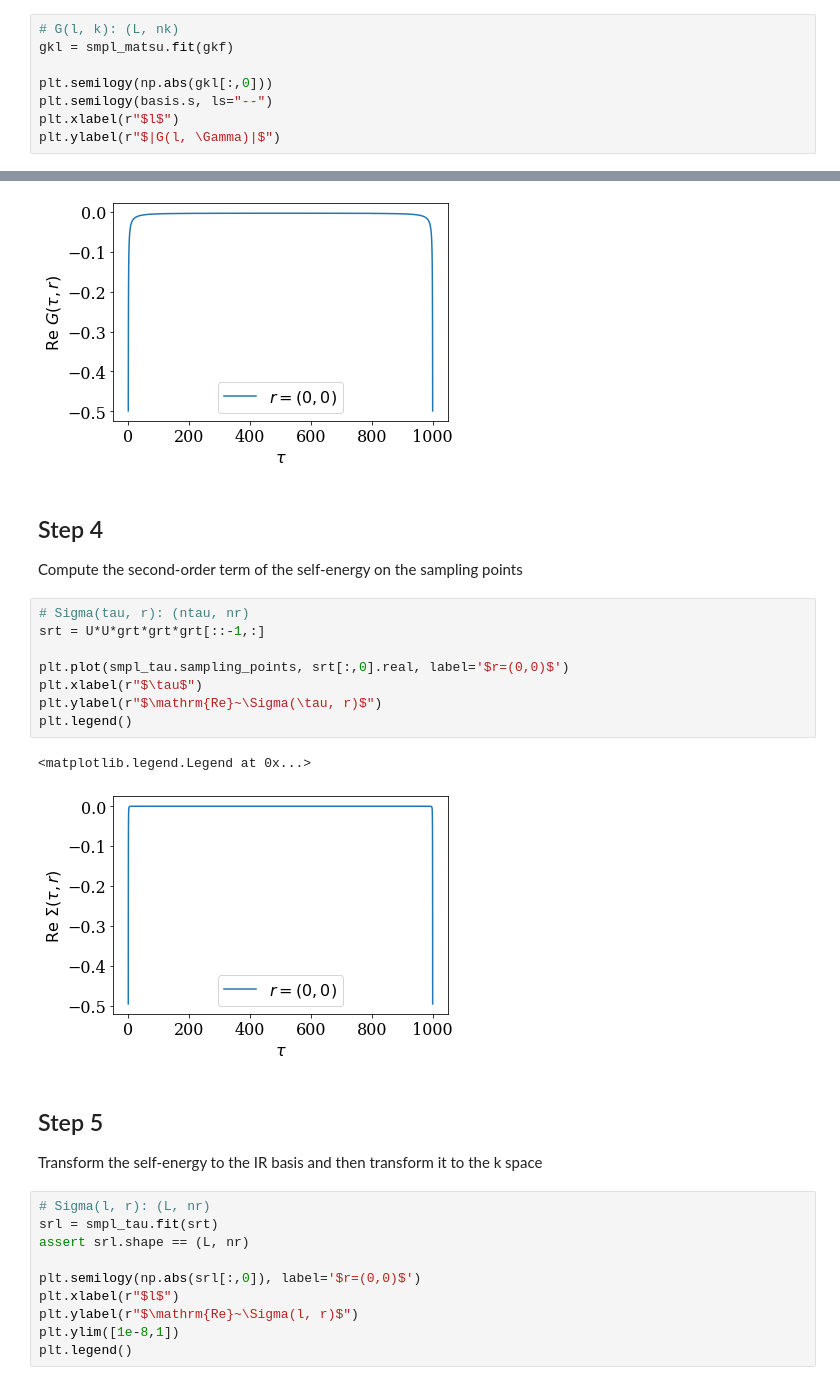
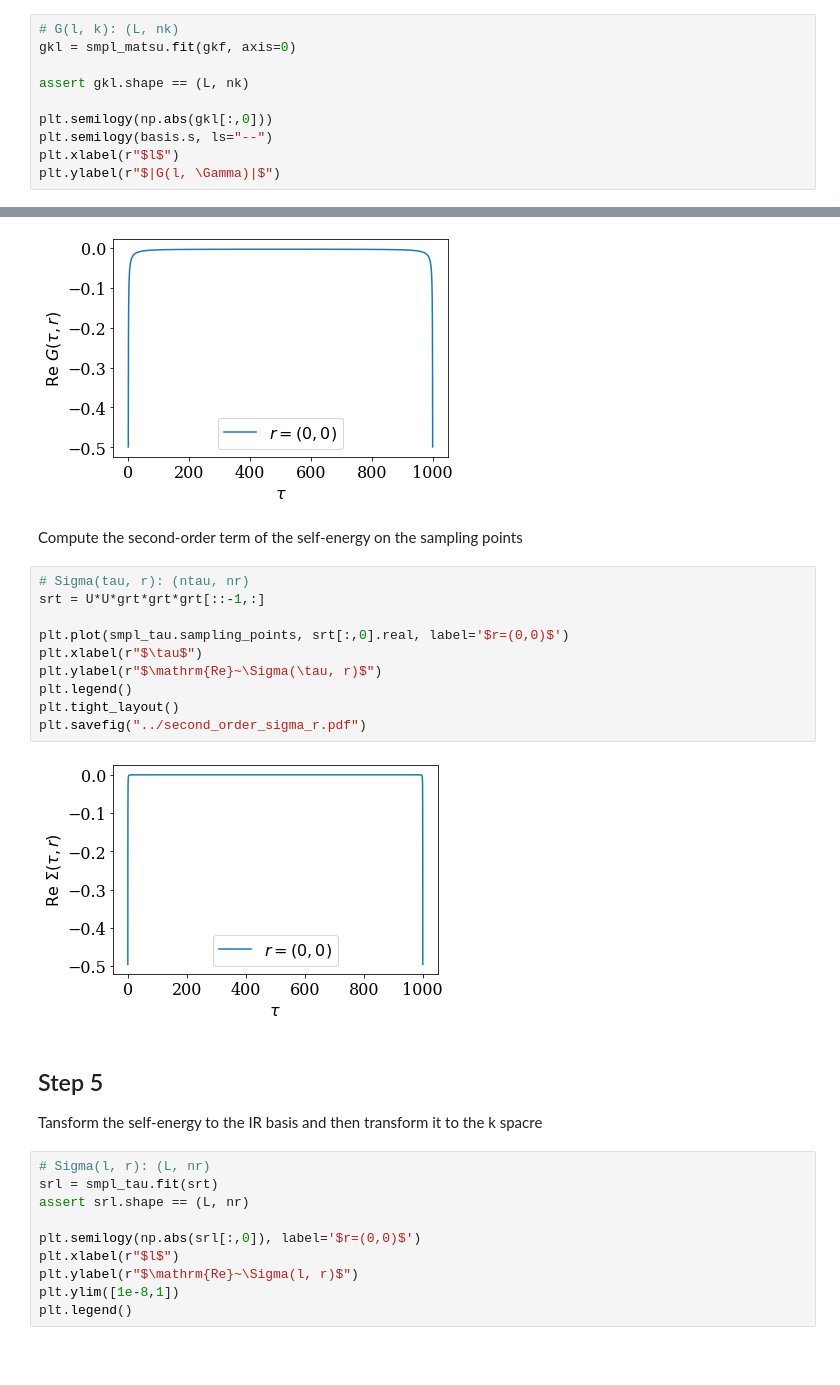
Before and after one commit to shinaoka/numerical_recipes_many_body_physics, a Jupyter notebook: python/section8.ipynb, the cells around one changed output, grey strips where cells are left out. Drawn from its saved outputs; the diff is of its cells as text; blank space fills up the shorter version.

```diff
--- a/python/section8.ipynb
+++ b/python/section8.ipynb
@@ -68,6 +76,8 @@ Text(0, 0.5, '$\\mathrm{Im}~G(\\mathrm{i}\\nu, \\Gamma)$')
 # %%
 # G(l, k): (L, nk)
-gkl = smpl_matsu.fit(gkf)
+gkl = smpl_matsu.fit(gkf, axis=0)
+
+assert gkl.shape == (L, nk)
 
 plt.semilogy(np.abs(gkl[:,0]))
 plt.semilogy(basis.s, ls="--")
@@ -107,22 +119,22 @@ plt.legend()
 <matplotlib.legend.Legend at 0x...>
 [figure]
 # %% [markdown]
-## Step 4
 Compute the second-order term of the self-energy on the sampling points
 # %%
 # Sigma(tau, r): (ntau, nr)
 srt = U*U*grt*grt*grt[::-1,:]
 
 plt.plot(smpl_tau.sampling_points, srt[:,0].real, label='$r=(0,0)$')
 plt.xlabel(r"$\tau$")
 plt.ylabel(r"$\mathrm{Re}~\Sigma(\tau, r)$")
 plt.legend()
+plt.tight_layout()
+plt.savefig("../second_order_sigma_r.pdf")
 # %% [output]
-<matplotlib.legend.Legend at 0x...>
-[figure, old version]
+[figure, new version]
 # %% [markdown]
 ## Step 5
-Transform the self-energy to the IR basis and then transform it to the k space
+Tansform the self-energy to the IR basis and then transform it to the k spacre
 # %%
 # Sigma(l, r): (L, nr)
 srl = smpl_tau.fit(srt)
```
Also changed, not shown: parts of 15 cells of this notebook, 6 other files.
